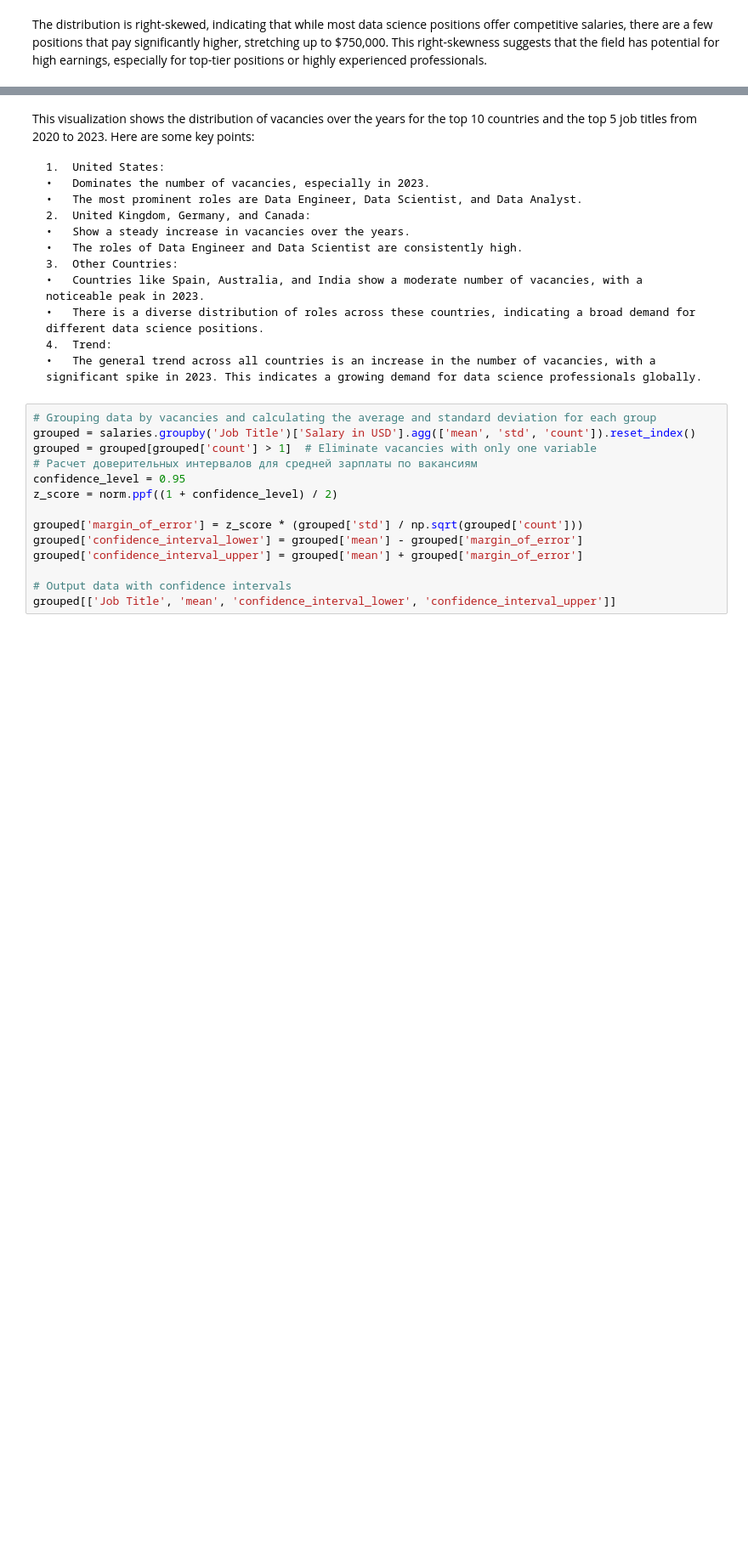
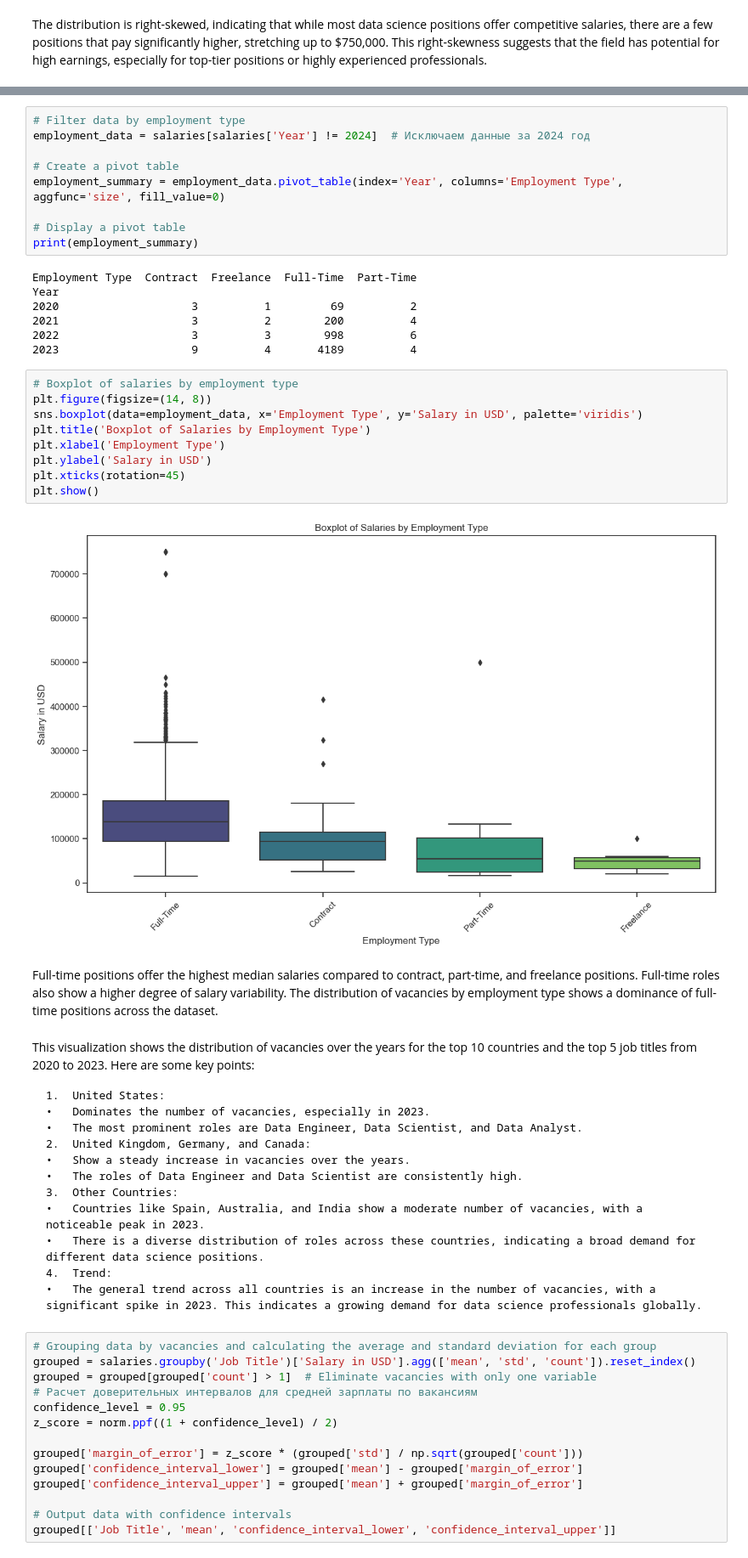
Before and after one commit to IuliiaBolgova/Capstone-Project, a Jupyter notebook: notebooks/EDA_Project.ipynb, the cells around one changed output, grey strips where cells are left out. Shown at 85% size. Cells and saved outputs as stored; diff of their text form; blank space fills up the shorter version.

```diff
--- a/notebooks/EDA_Project.ipynb
+++ b/notebooks/EDA_Project.ipynb
@@ -367,3 +358,33 @@ plt.show()
+# %%
+# Filter data by employment type
+employment_data = salaries[salaries['Year'] != 2024]  # Исключаем данные за 2024 год
+
+# Create a pivot table
+employment_summary = employment_data.pivot_table(index='Year', columns='Employment Type', aggfunc='size', fill_value=0)
+
+# Display a pivot table
+print(employment_summary)
+# %% [output]
+Employment Type  Contract  Freelance  Full-Time  Part-Time
+Year
+2020                    3          1         69          2
+2021                    3          2        200          4
+2022                    3          3        998          6
+2023                    9          4       4189          4
+# %%
+# Boxplot of salaries by employment type
+plt.figure(figsize=(14, 8))
+sns.boxplot(data=employment_data, x='Employment Type', y='Salary in USD', palette='viridis')
+plt.title('Boxplot of Salaries by Employment Type')
+plt.xlabel('Employment Type')
+plt.ylabel('Salary in USD')
+plt.xticks(rotation=45)
+plt.show()
+# %% [output]
+[figure, added]
+# %% [markdown]
+Full-time positions offer the highest median salaries compared to contract, part-time, and freelance positions. Full-time roles also show a higher degree of salary variability.
+The distribution of vacancies by employment type shows a dominance of full-time positions across the dataset.
 # %% [markdown]
 This visualization shows the distribution of vacancies over the years for the top 10 countries and the top 5 job titles from 2020 to 2023. Here are some key points:
 
```
Also changed, not shown: parts of 8 cells of this notebook.
